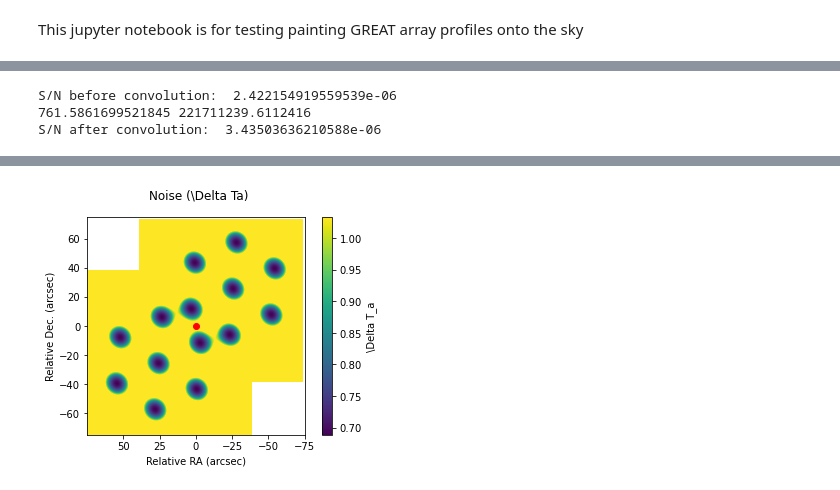
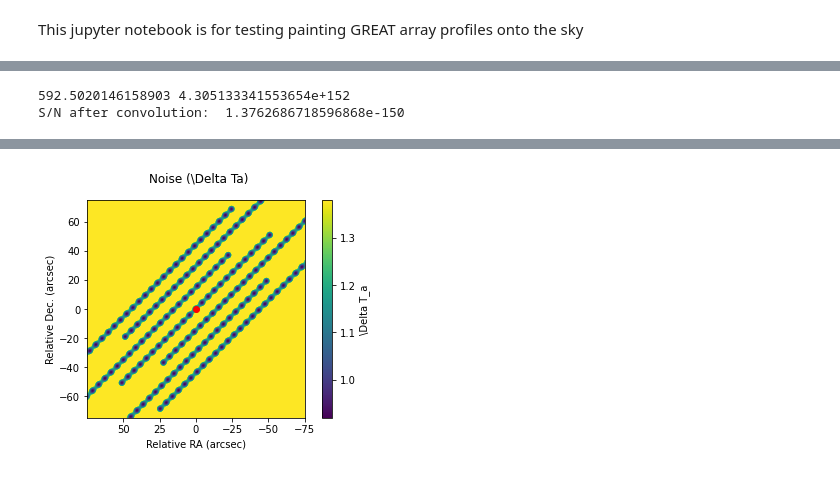
Before and after one commit to kfkaplan/the_greatest_sensitivity_mapper, a Jupyter notebook: test_sense_map.ipynb, the cells around one changed output, grey strips where cells are left out. Saved outputs shown, nothing was run; the diff lists cells and outputs as text; code cells hidden in the pictures.

```diff
--- a/test_sense_map.ipynb
+++ b/test_sense_map.ipynb
@@ -656,7 +647,7 @@ sky_grid.input(circle)
 
 lfa_array = sens_map_lib.LFAV_array()
 #lfa_array.array_otf(sky_grid, nblock_scan=1, nblock_perp=1, x=0.0, y=0., step=5.2, length=3.0, time=1.0, cycles=8, map_angle=315., direction='x', nscans=2)
-lfa_array.array_otf(sky_grid, nblock_scan=1, nblock_perp=1, x=0.0, y=0., step=72.6, length=2.0, time=1.0, cycles=1, map_angle=315., direction='y', nscans=2)
+lfa_array.array_otf(sky_grid, nblock_scan=1, nblock_perp=1, x=0.0, y=0., step=6, length=2.0, time=1.0, cycles=1, map_angle=315., direction='y', nscans=1)
 
 
 sky_grid.simulate_observation(Tsys=2614.0, deltav=5.0)
@@ -674,7 +665,6 @@ sky_grid.plot('data')
 pyplot.figure()
 sky_grid.plot('s2n')
 # %% [output]
-S/N before convolution:  2.422154919559539e-06
-761.5861699521845 221711239.6112416
-S/N after convolution:  3.43503636210588e-06
+592.5020146158903 4.305133341553654e+152
+S/N after convolution:  1.3762686718596868e-150
 [figure]
@@ -682 +672 @@ S/N after convolution:  3.43503636210588e-06
-[figure, old version]
+[figure, new version]
```
Also changed, not shown: parts of 19 cells of this notebook, 1 other file.
